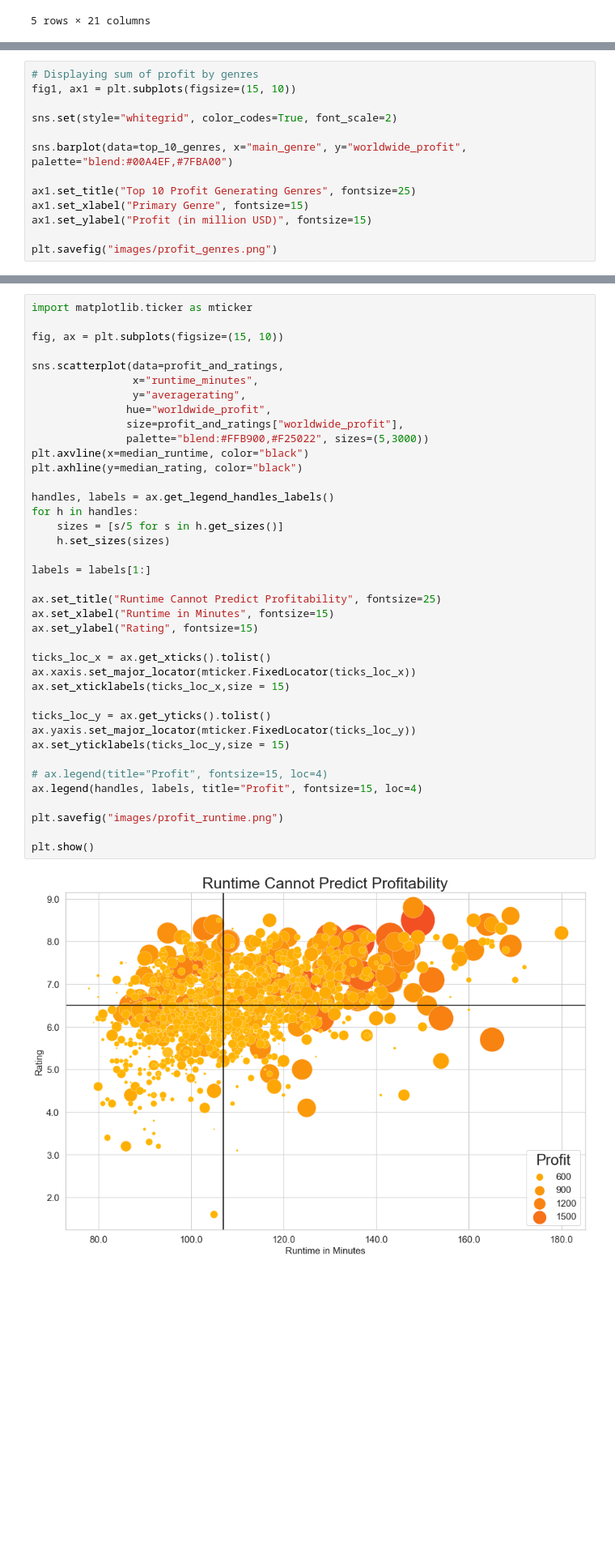
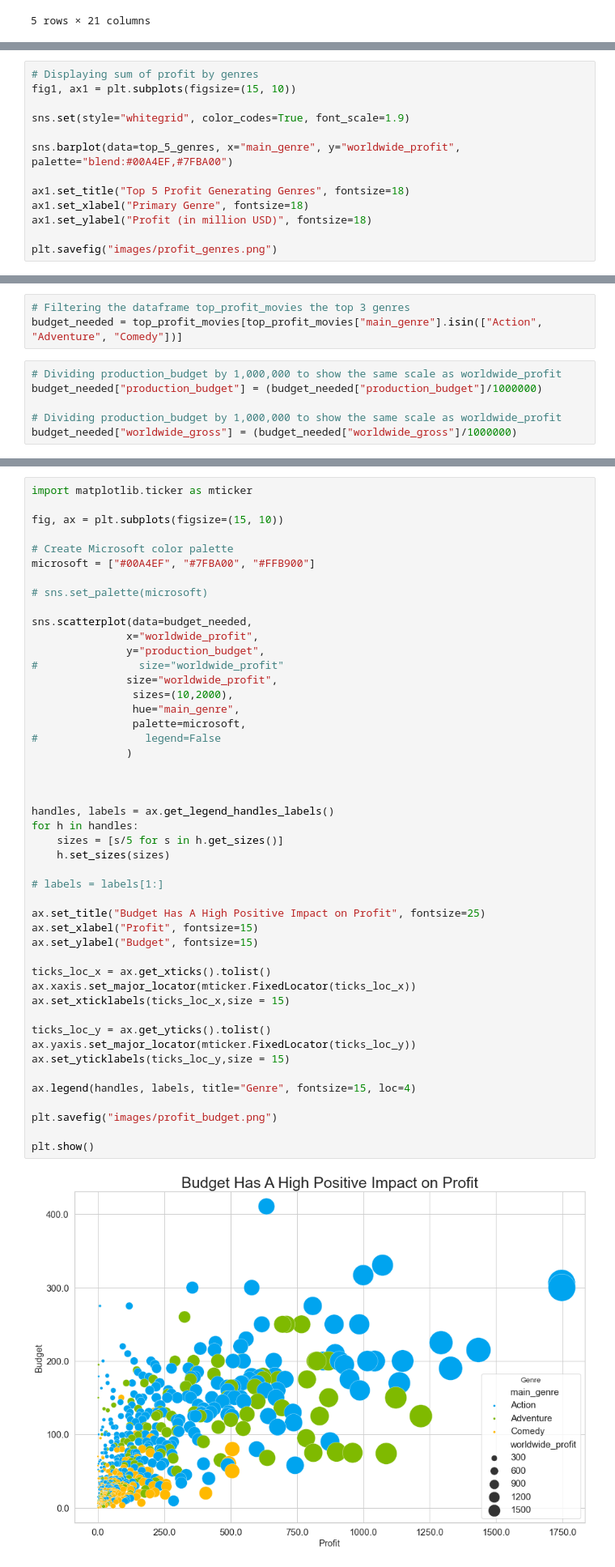
Before and after one commit to AlbaneCM/MicrosoftMovieAnalysis, a Jupyter notebook: microsoft-movie-analysis.ipynb, the cells around one changed output, grey strips where cells are left out. Shown: that part at 81% size. Drawn from its saved outputs; the diff is of its cells as text; blank space fills up the shorter version.

```diff
--- a/microsoft-movie-analysis.ipynb
+++ b/microsoft-movie-analysis.ipynb
@@ -833,13 +829,13 @@ top_10_genres
 # Displaying sum of profit by genres
 fig1, ax1 = plt.subplots(figsize=(15, 10))
 
-sns.set(style="whitegrid", color_codes=True, font_scale=2)
+sns.set(style="whitegrid", color_codes=True, font_scale=1.9)
 
-sns.barplot(data=top_10_genres, x="main_genre", y="worldwide_profit", palette="blend:#00A4EF,#7FBA00")
+sns.barplot(data=top_5_genres, x="main_genre", y="worldwide_profit", palette="blend:#00A4EF,#7FBA00")
 
-ax1.set_title("Top 10 Profit Generating Genres", fontsize=25)
-ax1.set_xlabel("Primary Genre", fontsize=15)
-ax1.set_ylabel("Profit (in million USD)", fontsize=15)
+ax1.set_title("Top 5 Profit Generating Genres", fontsize=18)
+ax1.set_xlabel("Primary Genre", fontsize=18)
+ax1.set_ylabel("Profit (in million USD)", fontsize=18)
 
 plt.savefig("images/profit_genres.png")
 # %% [output]
@@ -879,0 +854,9 @@ print(median_rating)
+# %%
+# Filtering the dataframe top_profit_movies the top 3 genres
+budget_needed = top_profit_movies[top_profit_movies["main_genre"].isin(["Action", "Adventure", "Comedy"])]
+# %%
+# Dividing production_budget by 1,000,000 to show the same scale as worldwide_profit
+budget_needed["production_budget"] = (budget_needed["production_budget"]/1000000)
+
+# Dividing production_budget by 1,000,000 to show the same scale as worldwide_profit
+budget_needed["worldwide_gross"] = (budget_needed["worldwide_gross"]/1000000)
@@ -890,44 +934,52 @@ Also fixed the sizes of dots in the legend using get_legend_handles_labels funct
 # %%
 import matplotlib.ticker as mticker
 
 fig, ax = plt.subplots(figsize=(15, 10))
 
-sns.scatterplot(data=profit_and_ratings,
-                x="runtime_minutes",
-                y="averagerating",
-               hue="worldwide_profit",
-               size=profit_and_ratings["worldwide_profit"],
-               palette="blend:#FFB900,#F25022", sizes=(5,3000))
-plt.axvline(x=median_runtime, color="black")
-plt.axhline(y=median_rating, color="black")
+# Create Microsoft color palette
+microsoft = ["#00A4EF", "#7FBA00", "#FFB900"]
+
+# sns.set_palette(microsoft)
+
+sns.scatterplot(data=budget_needed,
+               x="worldwide_profit",
+               y="production_budget",
+#                size="worldwide_profit"
+               size="worldwide_profit",
+                sizes=(10,2000),
+                hue="main_genre",
+                palette=microsoft,
+#                 legend=False
+               )
+
+
 
 handles, labels = ax.get_legend_handles_labels()
 for h in handles:
     sizes = [s/5 for s in h.get_sizes()]
     h.set_sizes(sizes)
 
-labels = labels[1:]
+# labels = labels[1:]
 
-ax.set_title("Runtime Cannot Predict Profitability", fontsize=25)
-ax.set_xlabel("Runtime in Minutes", fontsize=15)
-ax.set_ylabel("Rating", fontsize=15)
+ax.set_title("Budget Has A High Positive Impact on Profit", fontsize=25)
+ax.set_xlabel("Profit", fontsize=15)
+ax.set_ylabel("Budget", fontsize=15)
 
 ticks_loc_x = ax.get_xticks().tolist()
 ax.xaxis.set_major_locator(mticker.FixedLocator(ticks_loc_x))
 ax.set_xticklabels(ticks_loc_x,size = 15)
 
 ticks_loc_y = ax.get_yticks().tolist()
 ax.yaxis.set_major_locator(mticker.FixedLocator(ticks_loc_y))
 ax.set_yticklabels(ticks_loc_y,size = 15)
 
-# ax.legend(title="Profit", fontsize=15, loc=4)
-ax.legend(handles, labels, title="Profit", fontsize=15, loc=4)
+ax.legend(handles, labels, title="Genre", fontsize=15, loc=4)
 
-plt.savefig("images/profit_runtime.png")
+plt.savefig("images/profit_budget.png")
 
 plt.show()
 # %% [output]
-[figure, old version]
+[figure, new version]
 # %% [markdown]
 ### 3. Identifying the Actors Most Likely to Generate Profits
 
```
Also changed, not shown: parts of 32 cells of this notebook, 6 other files.
